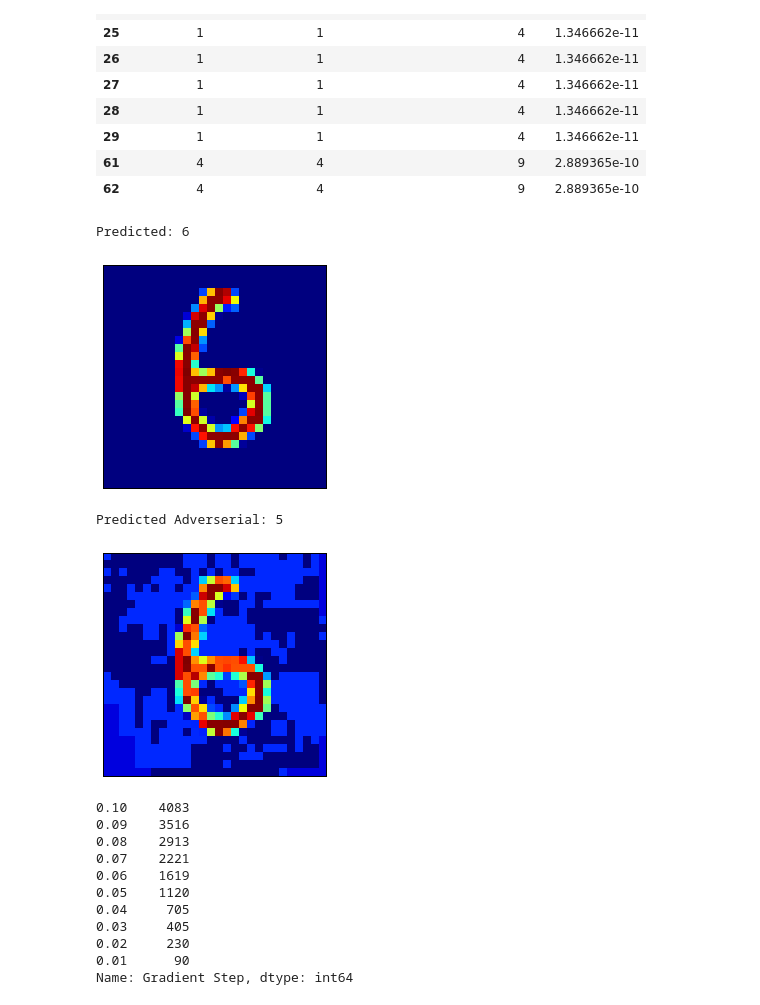
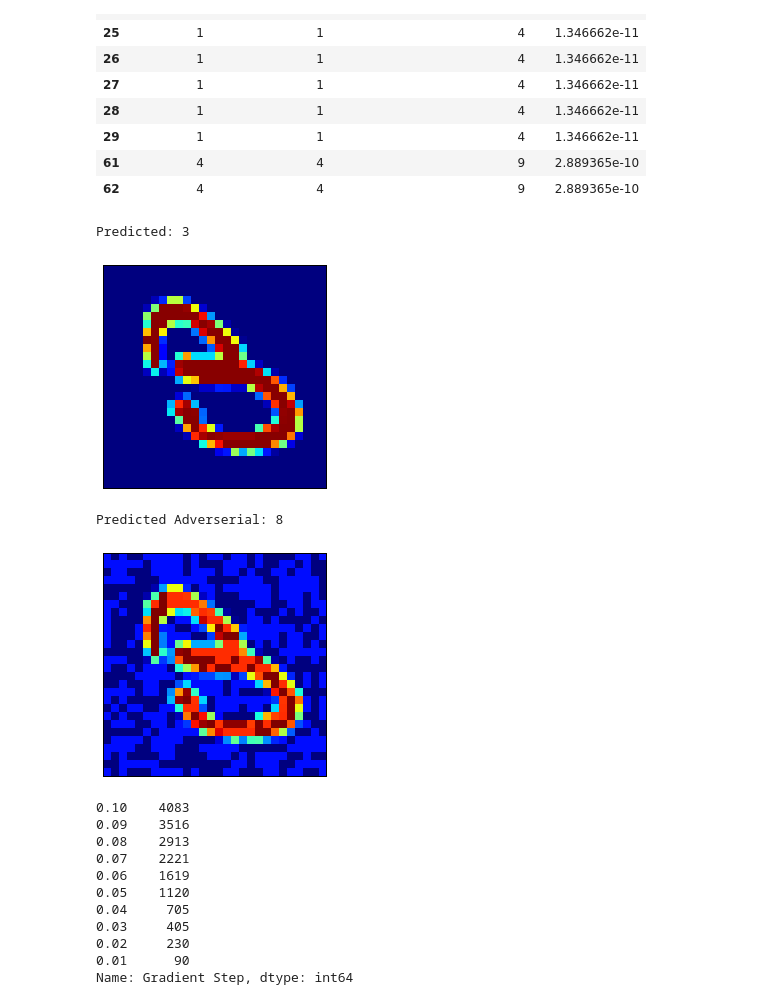
Before and after one commit to jmgilmer/AdversarialMNIST, a Jupyter notebook: explore_baseline_vs_l1reg_models.ipynb, the cells around one changed output. Cells and saved outputs as stored; diff of their text form; code cells hidden in the pictures.

```diff
--- a/explore_baseline_vs_l1reg_models.ipynb
+++ b/explore_baseline_vs_l1reg_models.ipynb
@@ -148,19 +176,19 @@ import matplotlib.pyplot as plt
 %matplotlib inline
 # %%
 idx = 40
-row = bad_samples.iloc[idx]
+row = bad_samples_baseline.iloc[idx]
 img1 = row["Image"]
 img2 = row["Adverserial Image"]
 print "Predicted: %d" %row["Predicted Label"]
 mnist_util.plot_mnist_digit(np.reshape(img1, [28,28]))
 
 print "Predicted Adverserial: %d" %row["Predicted Label Adverserial"]
 mnist_util.plot_mnist_digit(np.reshape(img2, [28,28]))
 # %% [output]
-Predicted: 6
+Predicted: 3
-[figure, old version]
+[figure, new version]
-Predicted Adverserial: 5
+Predicted Adverserial: 8
-[figure, old version]
+[figure, new version]
 # %%
 bad_samples_baseline["Gradient Step"].value_counts()
 # %% [output]
```
Also changed, not shown: parts of 14 cells of this notebook, 7 other files.
